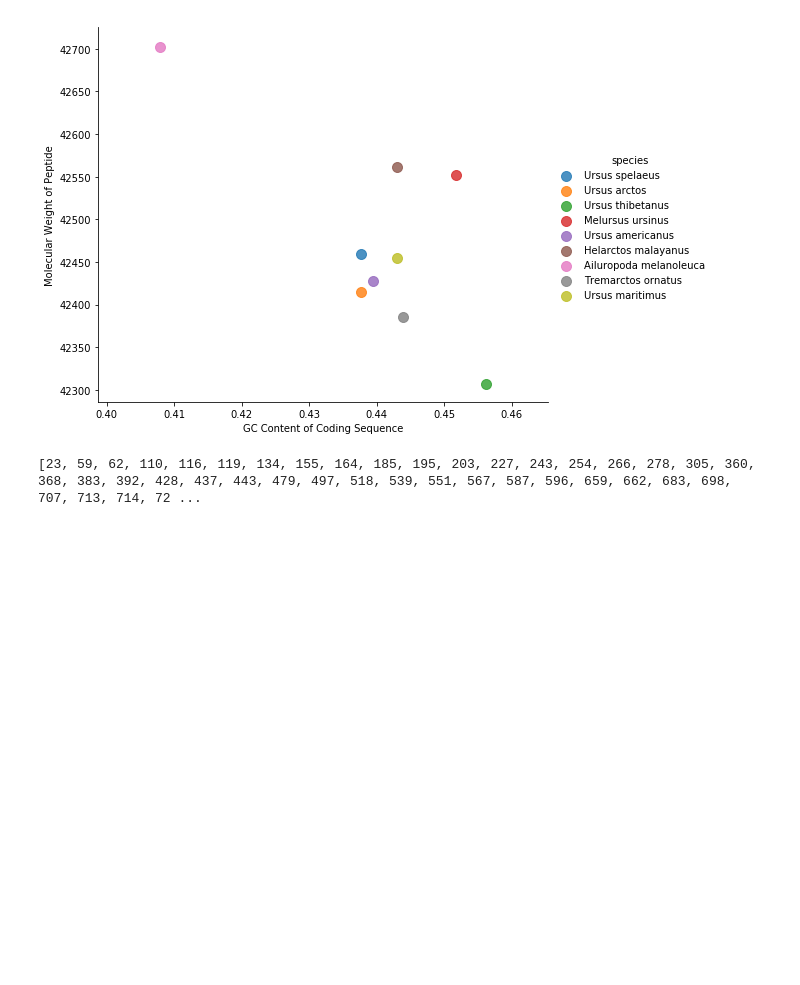
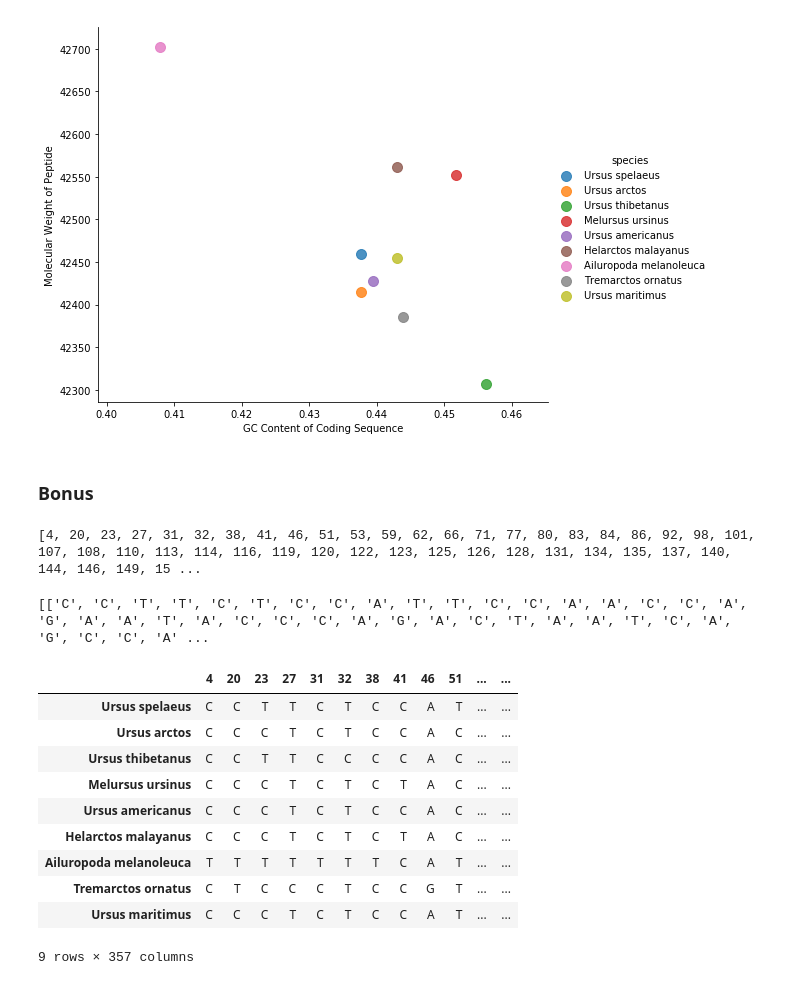
Before and after one commit to michaelpmurphy/BCB546X_Python_Assignment, a Jupyter notebook: Python_Project.ipynb, the cells around one changed output. Cells and saved outputs as stored; diff of their text form; code cells hidden in the pictures; blank space fills up the shorter version.

Commit message:
Revised bonus

```diff
--- a/Python_Project.ipynb
+++ b/Python_Project.ipynb
@@ -141,14 +136,10 @@ bears_df.to_csv('bears_mass_cytb.csv',index_label=False)
+# %% [markdown]
+### **Bonus**
 # %%
-import numpy as np
-from scipy import stats
-a = np.array([[1, 3, 4, 2, 2, 7],
-              [5, 2, 2, 1, 4, 1],
-              [3, 3, 2, 2, 1, 1]])
-
 mut_site = []
 for i in range(len(cytb_seqs[species_list[0]])):
+    count = 0
     for j in range(9):
-        count = 0
         seq_j = cytb_seqs[species_list[j]]
         if cytb_seqs[species_list[0]][i] != seq_j[i]:
             count += 1
@@ -156,4 +147,32 @@ for i in range(len(cytb_seqs[species_list[0]])):
         mut_site.append(i)
 print(mut_site)
 # %% [output]
-[23, 59, 62, 110, 116, 119, 134, 155, 164, 185, 195, 203, 227, 243, 254, 266, 278, 305, 360, 368, 383, 392, 428, 437, 443, 479, 497, 518, 539, 551, 567, 587, 596, 659, 662, 683, 698, 707, 713, 714, 72 ...
+[4, 20, 23, 27, 31, 32, 38, 41, 46, 51, 53, 59, 62, 66, 71, 77, 80, 83, 84, 86, 92, 98, 101, 107, 108, 110, 113, 114, 116, 119, 120, 122, 123, 125, 126, 128, 131, 134, 135, 137, 140, 144, 146, 149, 15 ...
+# %%
+mut_array = []
+for j in range(9):
+    seq = []
+    for i in range(len(mut_site)):
+        seq.append(cytb_seqs[species_list[j]][mut_site[i]])
+    mut_array.append(seq)
+print(mut_array)
+# %% [output]
+[['C', 'C', 'T', 'T', 'C', 'T', 'C', 'C', 'A', 'T', 'T', 'C', 'C', 'A', 'A', 'C', 'C', 'A', 'G', 'A', 'A', 'T', 'A', 'C', 'C', 'C', 'A', 'G', 'A', 'C', 'T', 'A', 'A', 'T', 'C', 'A', 'G', 'C', 'C', 'A' ...
+# %%
+mut_df = pd.DataFrame(mut_array)
+# %%
+mut_df.columns = mut_site
+# %%
+mut_df.set_index([species_list])
+# %% [output]
+|  | 4 | 20 | 23 | 27 | 31 | 32 | 38 | 41 | 46 | 51 | ... | ... |
+| Ursus spelaeus | C | C | T | T | C | T | C | C | A | T | ... | ... |
+| Ursus arctos | C | C | C | T | C | T | C | C | A | C | ... | ... |
+| Ursus thibetanus | C | C | T | T | C | C | C | C | A | C | ... | ... |
+| Melursus ursinus | C | C | C | T | C | T | C | T | A | C | ... | ... |
+| Ursus americanus | C | C | C | T | C | T | C | C | A | C | ... | ... |
+| Helarctos malayanus | C | C | C | T | C | T | C | T | A | C | ... | ... |
+| Ailuropoda melanoleuca | T | T | T | T | T | T | T | C | A | T | ... | ... |
+| Tremarctos ornatus | C | T | C | C | C | T | C | C | G | T | ... | ... |
+| Ursus maritimus | C | C | C | T | C | T | C | C | A | T | ... | ... |
+9 rows × 357 columns
```
Also changed, not shown: parts of 29 cells of this notebook.
